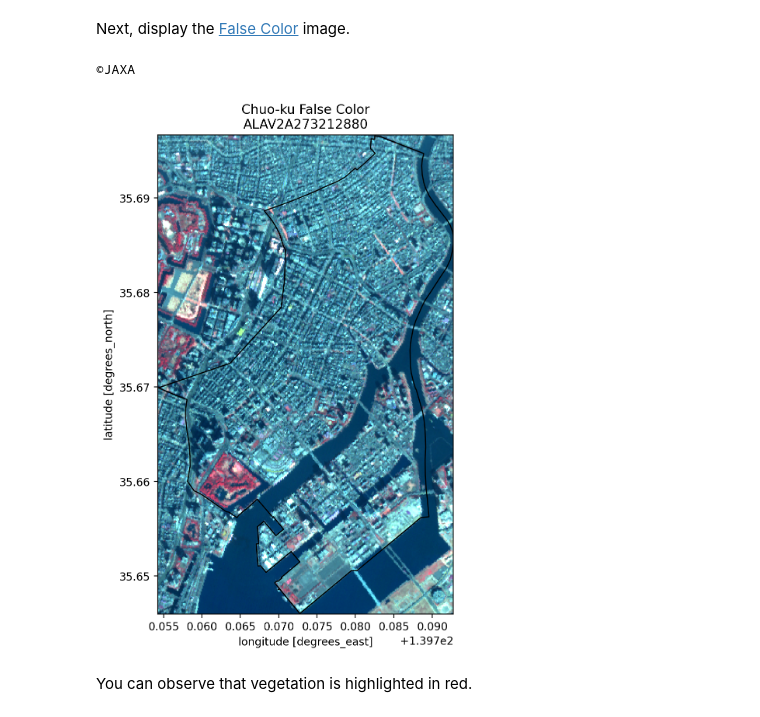
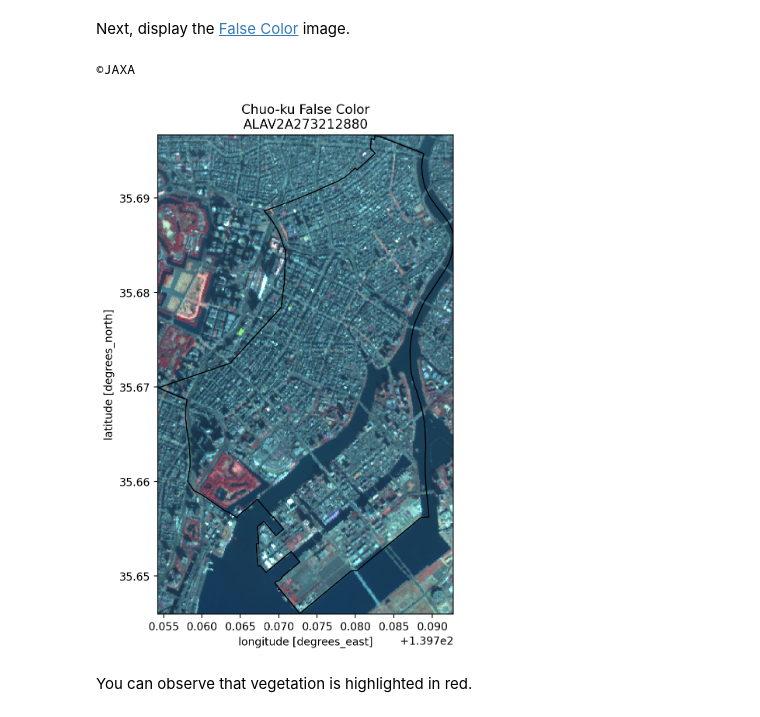
Before and after one commit to sankichi92/tellus-traveler-python, a Jupyter notebook: docs/index.ipynb, the cells around one changed output. Saved outputs shown, nothing was run; the diff lists cells and outputs as text; code cells hidden in the pictures.

```diff
--- a/docs/index.ipynb
+++ b/docs/index.ipynb
@@ -275,12 +275,12 @@ print(avnir2_dataset["copyright"])
 Next, display the [False Color](https://en.wikipedia.org/wiki/False_color) image.
 # %%
 fig, ax = plt.subplots(figsize=(8, 8))
-clipped_data.sel(band=[4, 1, 2]).plot.imshow(ax=ax, rgb="band", robust=True)
+clipped_data.sel(band=[4, 1, 2]).astype("uint8").plot.imshow(ax=ax)
 chuo_ku_gdf.plot(ax=ax, color="none")
 ax.set_title(f"Chuo-ku False Color\n{scene['tellus:name']}")
 print(avnir2_dataset["copyright"])
 # %% [output]
 ©JAXA
-[figure, old version]
+[figure, new version]
 # %% [markdown]
 You can observe that vegetation is highlighted in red.
```
Also changed, not shown: parts of 1 cell of this notebook.
